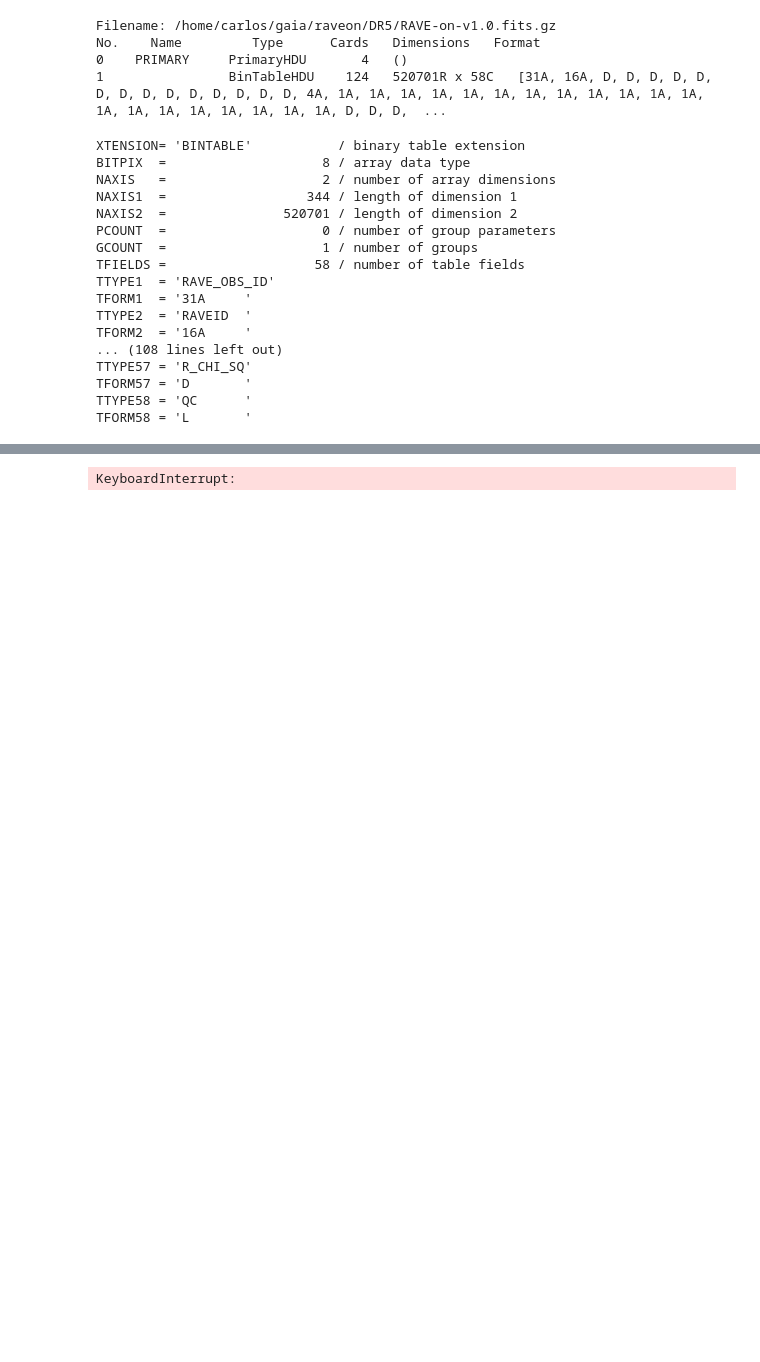
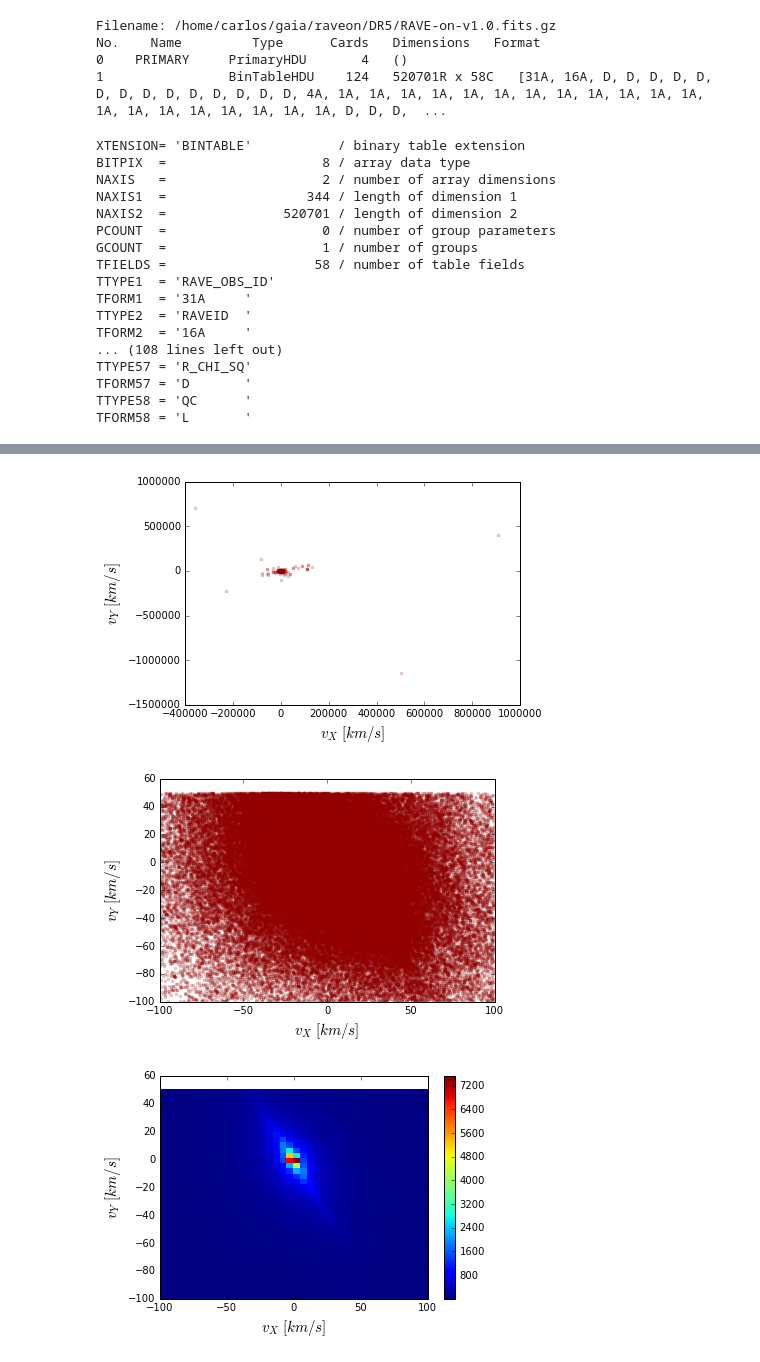
Before and after one commit to cjsantander/AST0421, a Jupyter notebook: Tarea3_Parte1/Tarea3_Parte1.ipynb, the cells around one changed output, grey strips where cells are left out. Cells and saved outputs as stored; diff of their text form; code cells hidden in the pictures; blank space fills up the shorter version.

```diff
--- a/Tarea3_Parte1/Tarea3_Parte1.ipynb
+++ b/Tarea3_Parte1/Tarea3_Parte1.ipynb
@@ -245,20 +230,0 @@ def obs_to_galactic(v_r, mu_ra, mu_dec, ra, dec, plx):
-# %%
-ra = raveon_cat[m1]['RA']
-dec = raveon_cat[m1]['DEC']
-v_r = raveon_cat[m1]['HRV']
-
-plx = tgas_cat[m2]['parallax']
-mu_ra = tgas_cat[m2]['pmra']
-mu_dec = tgas_cat[m2]['pmdec']
-
-vels = list()
-
-
-for ind in range(0, len(ra)):
-    v_xyz = obs_to_galactic(v_r[ind], mu_ra[ind],
-                            mu_dec[ind], ra[ind],
-                            dec[ind], plx[ind])
-    vels.append(v_xyz[0: 1])
-print("Hola")
-# %% [output]
-KeyboardInterrupt:
@@ -264,0 +283,44 @@ KeyboardInterrupt:
+# %%
+vel_x = vels[:, 0]
+vel_y = vels[:, 1]
+plt.plot(vel_x, vel_y, '.', color=main_color, alpha=0.2)
+plt.xlabel("$v_X \\ [km/s]$", fontsize=15)
+plt.ylabel("$v_Y \\ [km/s]$", fontsize=15)
+plt.show()
+mask = np.ma.masked_inside(vel_x, -100, 100).mask
+vel_x = vel_x[mask]
+vel_y = vel_y[mask]
+mask = np.ma.masked_inside(vel_y, -100, 50).mask
+vel_x = vel_x[mask]
+vel_y = vel_y[mask]
+plt.plot(vel_x, vel_y, '.', color=main_color, alpha=0.2)
+plt.xlabel("$v_X \\ [km/s]$", fontsize=15)
+plt.ylabel("$v_Y \\ [km/s]$", fontsize=15)
+plt.show()
+
+# Obtenemos los valores para el diagrama de Hess, eliminando nan.
+delnan = np.isnan(vel_x) + np.isnan(vel_y)
+x = vel_x[~delnan]
+y = vel_y[~delnan]
+
+# Estimamos el histograma 2D
+nbins = 40
+H, xedges, yedges = np.histogram2d(x, y, bins=nbins)
+
+# H needs to be rotated and flipped
+H = np.rot90(H)
+H = np.flipud(H)
+
+# Mask zeros
+Hmasked = np.ma.masked_where(H == 0, H) # Mask pixels with a value of zero
+
+# Diagramas de Hess
+plt.pcolormesh(xedges, yedges, Hmasked)
+plt.xlabel("$v_X \\ [km/s]$", fontsize=15)
+plt.ylabel("$v_Y \\ [km/s]$", fontsize=15)
+plt.colorbar()
+plt.show()
+# %% [output]
+[figure, added]
+[figure, added]
+[figure, added]
```
Also changed, not shown: parts of 6 cells of this notebook.
